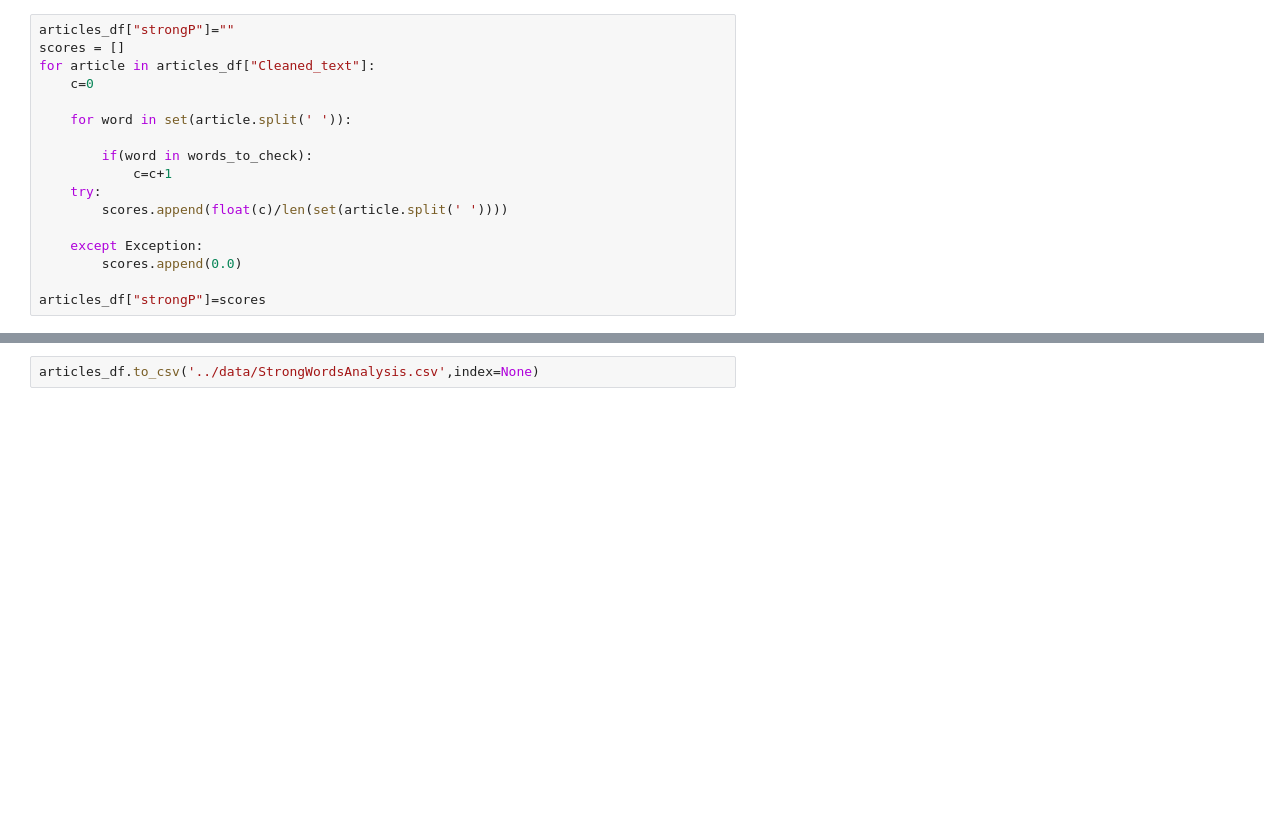
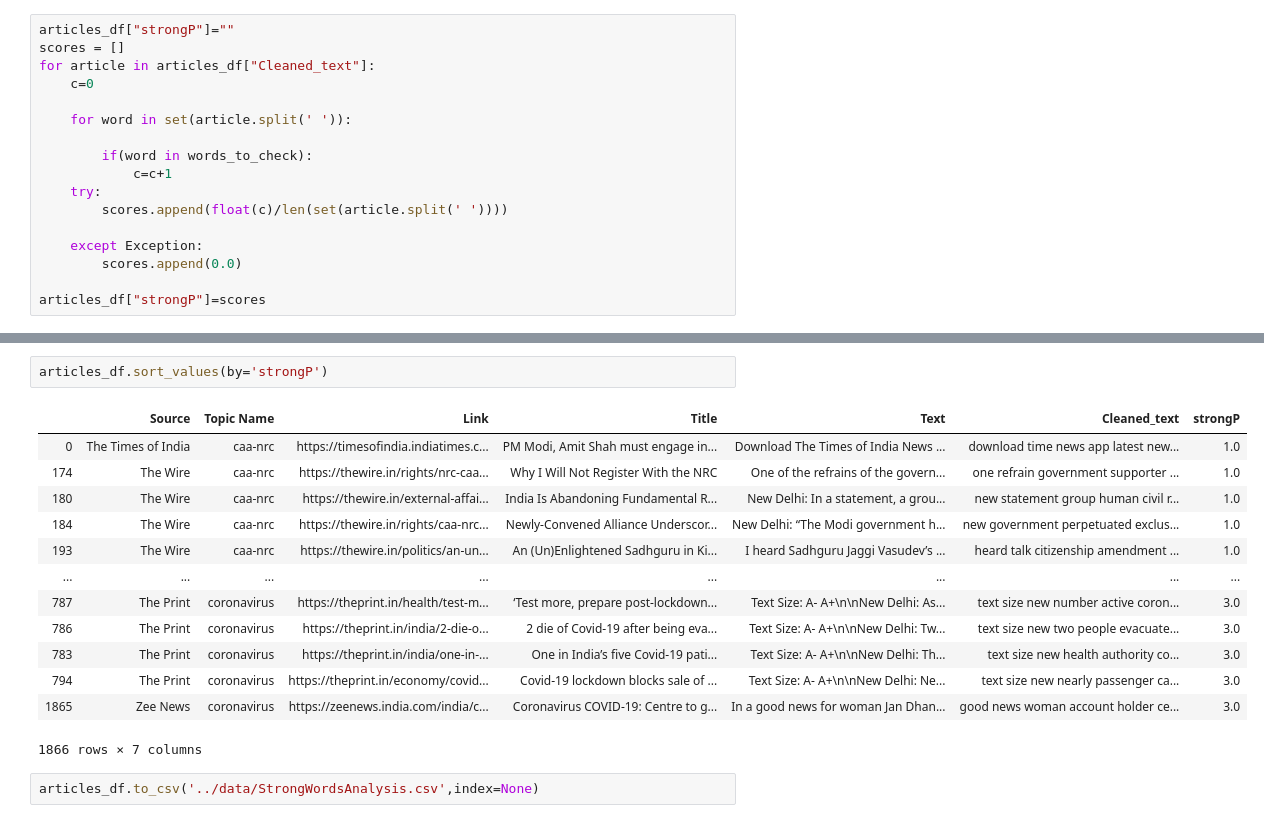
Before and after one commit to akshu98/MinorProjectUD02, a Jupyter notebook: RELIABILITY/code/StrongWordsAnalysis.ipynb, the cells around one changed output, grey strips where cells are left out. Saved outputs shown, nothing was run; the diff lists cells and outputs as text; blank space fills up the shorter version.

```diff
--- a/RELIABILITY/code/StrongWordsAnalysis.ipynb
+++ b/RELIABILITY/code/StrongWordsAnalysis.ipynb
@@ -85,2 +95,18 @@ articles_df['strongP']=scores
+# %%
+articles_df.sort_values(by='strongP')
+# %% [output]
+|  | Source | Topic Name | Link | Title | Text | Cleaned_text | strongP |
+| 0 | The Times of India | caa-nrc | https://timesofindia.indiatimes.c... | PM Modi, Amit Shah must engage in... | Download The Times of India News ... | download time news app latest new... | 1.0 |
+| 174 | The Wire | caa-nrc | https://thewire.in/rights/nrc-caa... | Why I Will Not Register With the NRC | One of the refrains of the govern... | one refrain government supporter ... | 1.0 |
+| 180 | The Wire | caa-nrc | https://thewire.in/external-affai... | India Is Abandoning Fundamental R... | New Delhi: In a statement, a grou... | new statement group human civil r... | 1.0 |
+| 184 | The Wire | caa-nrc | https://thewire.in/rights/caa-nrc... | Newly-Convened Alliance Underscor... | New Delhi: “The Modi government h... | new government perpetuated exclus... | 1.0 |
+| 193 | The Wire | caa-nrc | https://thewire.in/politics/an-un... | An (Un)Enlightened Sadhguru in Ki... | I heard Sadhguru Jaggi Vasudev’s ... | heard talk citizenship amendment ... | 1.0 |
+| ... | ... | ... | ... | ... | ... | ... | ... |
+| 787 | The Print | coronavirus | https://theprint.in/health/test-m... | ‘Test more, prepare post-lockdown... | Text Size: A- A+\n\nNew Delhi: As... | text size new number active coron... | 3.0 |
+| 786 | The Print | coronavirus | https://theprint.in/india/2-die-o... | 2 die of Covid-19 after being eva... | Text Size: A- A+\n\nNew Delhi: Tw... | text size new two people evacuate... | 3.0 |
+| 783 | The Print | coronavirus | https://theprint.in/india/one-in-... | One in India’s five Covid-19 pati... | Text Size: A- A+\n\nNew Delhi: Th... | text size new health authority co... | 3.0 |
+| 794 | The Print | coronavirus | https://theprint.in/economy/covid... | Covid-19 lockdown blocks sale of ... | Text Size: A- A+\n\nNew Delhi: Ne... | text size new nearly passenger ca... | 3.0 |
+| 1865 | Zee News | coronavirus | https://zeenews.india.com/india/c... | Coronavirus COVID-19: Centre to g... | In a good news for woman Jan Dhan... | good news woman account holder ce... | 3.0 |
+1866 rows × 7 columns
 # %%
 articles_df.to_csv('../data/StrongWordsAnalysis.csv',index=None)
```
Also changed, not shown: parts of 14 cells of this notebook, 17 other files.
